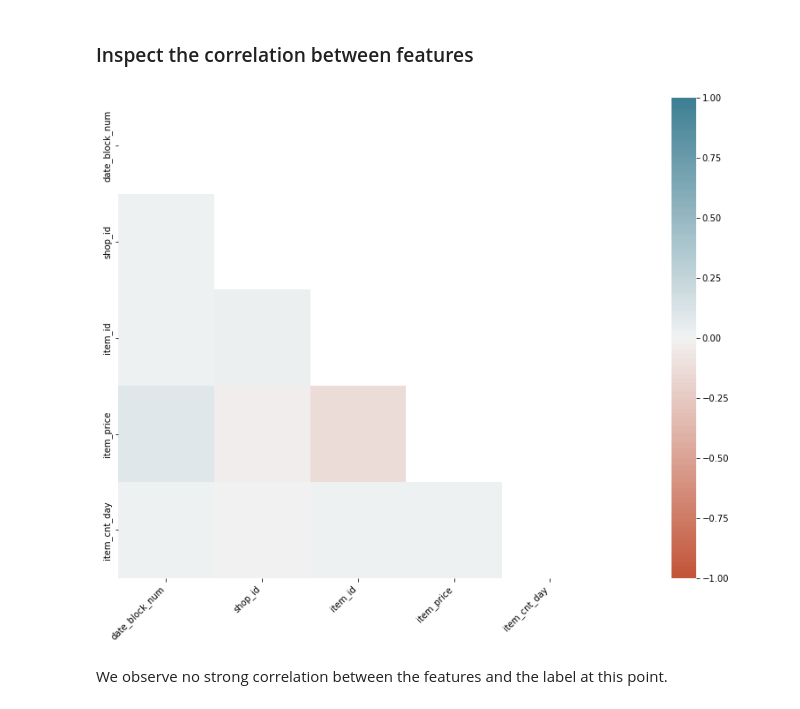
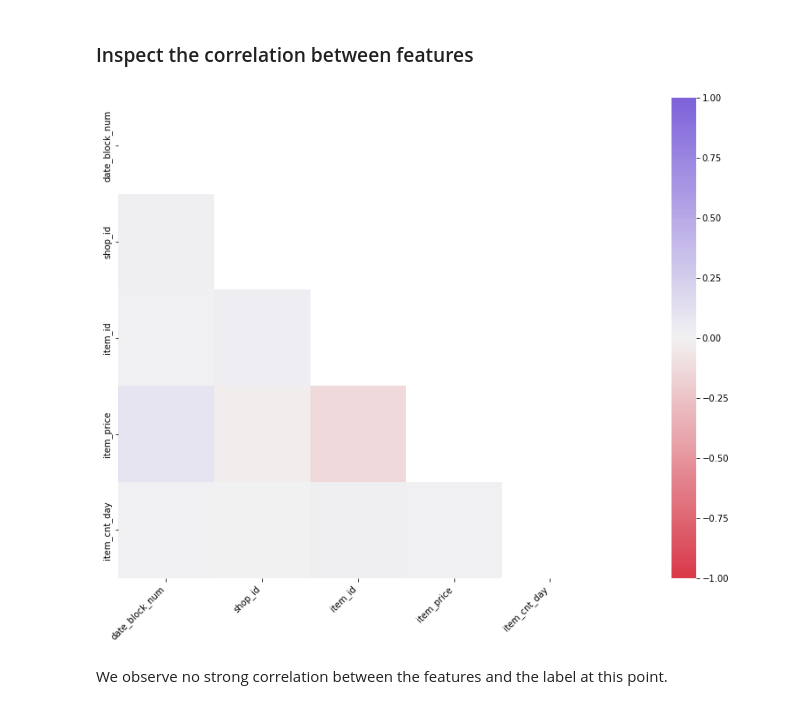
Before and after one commit to cedric-uden/hka-predicting_future_sales, a Jupyter notebook: Predicting_Future_Sales.ipynb, the cells around one changed output. Cells and saved outputs as stored; diff of their text form; code cells hidden in the pictures.

```diff
--- a/Predicting_Future_Sales.ipynb
+++ b/Predicting_Future_Sales.ipynb
@@ -434,29 +453,29 @@ The last record is indeed on the last day of October.
 # %%
 def draw_correlation_matrix():
     corr = train.corr()
 
     # Generate a mask to hide duplicate values
     mask = np.triu(np.ones_like(corr, dtype=bool))
 
     ax = sns.heatmap(
         corr,
         mask=mask,
         vmin=-1, vmax=1, center=0,
-        cmap=sns.diverging_palette(20, 220, n=200),
+        cmap=sns.diverging_palette(9, 272, n=272-9),
         square=True
     )
     # format the axis output
     ax.set_xticklabels(
         ax.get_xticklabels(),
         rotation=45,
         horizontalalignment='right'
     );  # the ';' suppresses the output
 
 
 if run_eda:
     draw_correlation_matrix()
 # %% [output]
-[figure, old version]
+[figure, new version]
 # %% [markdown]
 We observe no strong correlation between the features and the label at this point.
 # %% [markdown]
```
Also changed, not shown: parts of 15 cells of this notebook.
